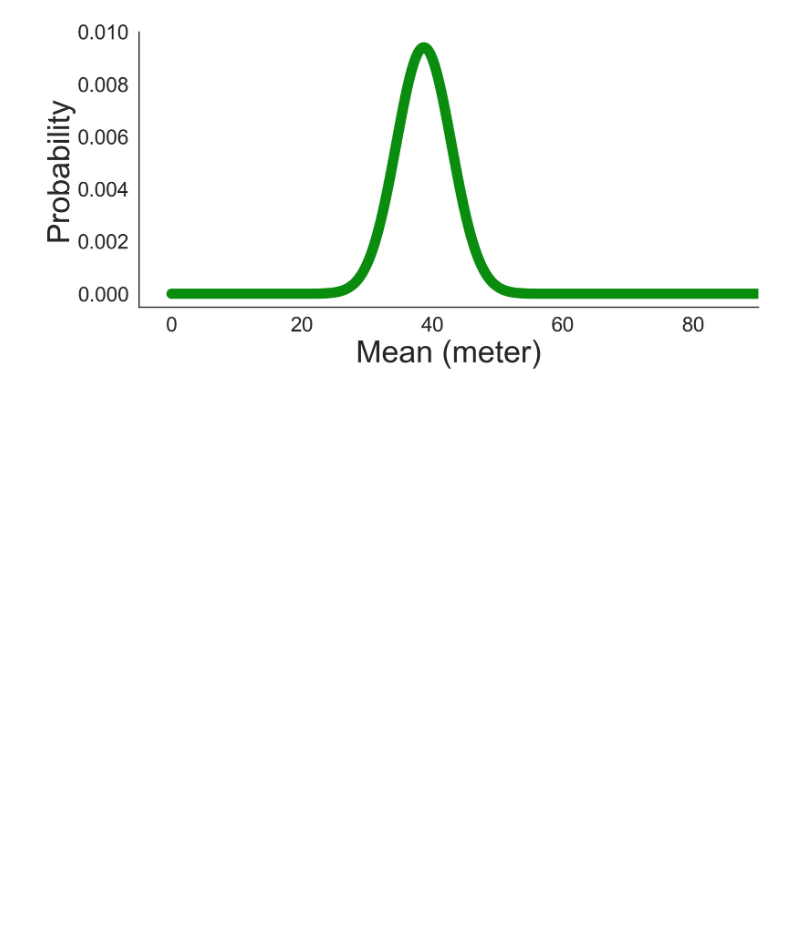
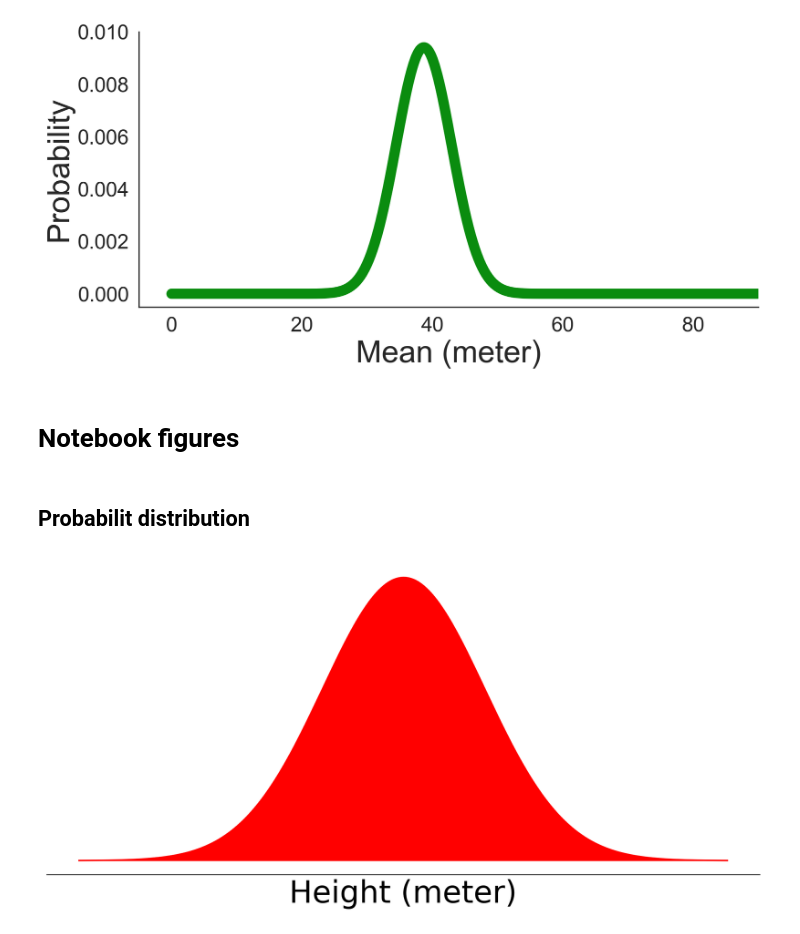
Before and after one commit to mohammadbashiri/bayesian-inference-with-python, a Jupyter notebook: pydata/SlideFigures.ipynb, the cells around one changed output. Drawn from its saved outputs; the diff is of its cells as text; code cells hidden in the pictures; blank space fills up the shorter version.

Commit message:
updated notebooks and added pictures

```diff
--- a/pydata/SlideFigures.ipynb
+++ b/pydata/SlideFigures.ipynb
@@ -437,3 +437,24 @@ plt.tight_layout();
 plt.savefig("Bayes_skewed_posterior.png", transparent=True)
 # %% [output]
 [figure]
+# %% [markdown]
+# Notebook figures
+# %% [markdown]
+## Probabilit distribution
+# %%
+fig, ax = plt.subplots(figsize=(10,5), dpi=200)
+sns.despine(left=True)
+
+x = np.arange(-4, 4, .01)
+prob_x = scipy.stats.norm(0, 1).pdf(x)
+# color = np.array([10, 140, 15]) / 255.
+plt.plot(x, prob_x, color='r')
+plt.fill(x, prob_x, color='r')
+plt.yticks([])
+plt.xticks([])
+plt.xlabel("Height (meter)", fontsize=30)
+plt.tight_layout();
+
+plt.savefig("notebook_population_dist.png", transparent=True)
+# %% [output]
+[figure, added]
```
Also changed, not shown: parts of 5 cells of this notebook, 8 other files.
